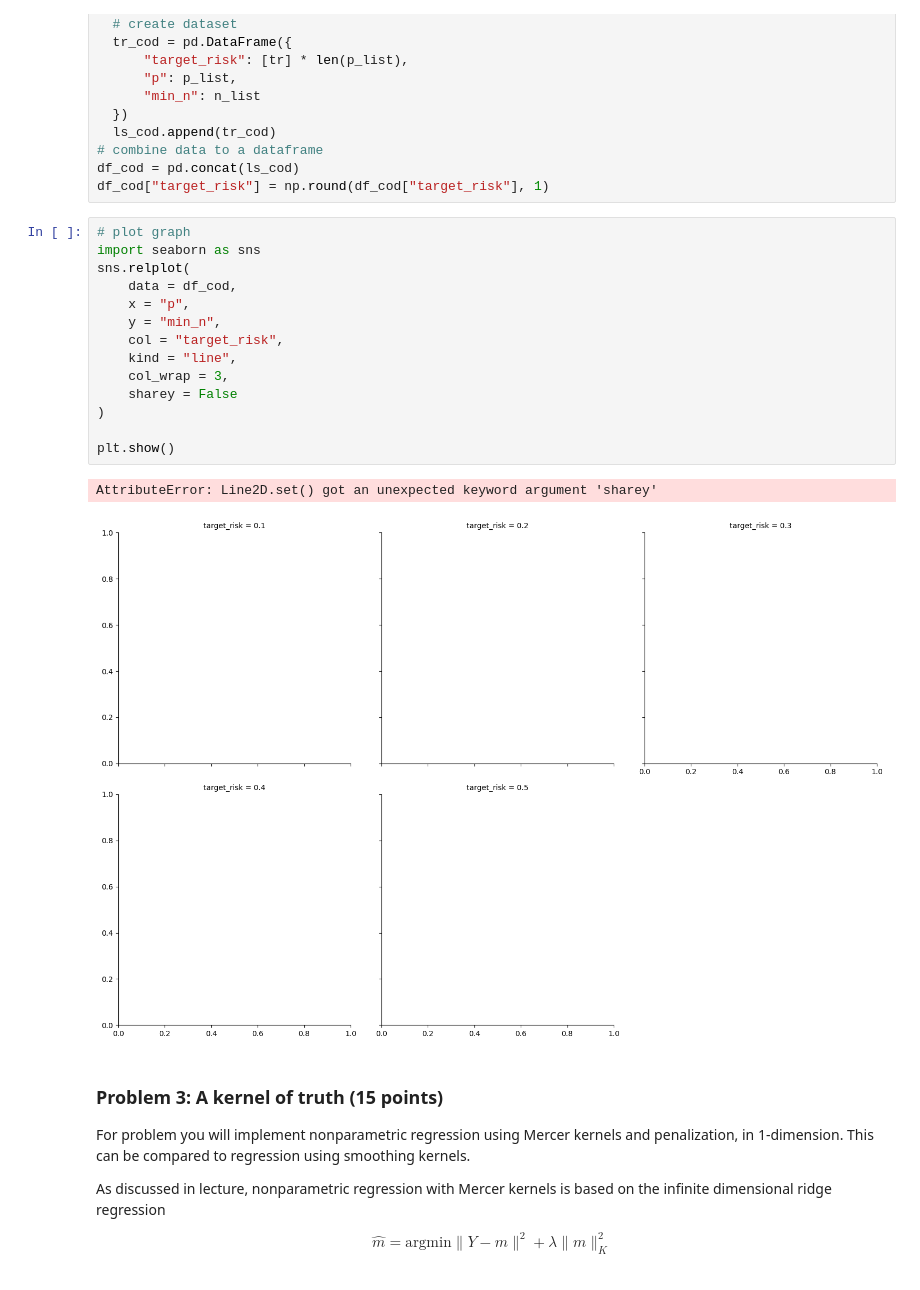
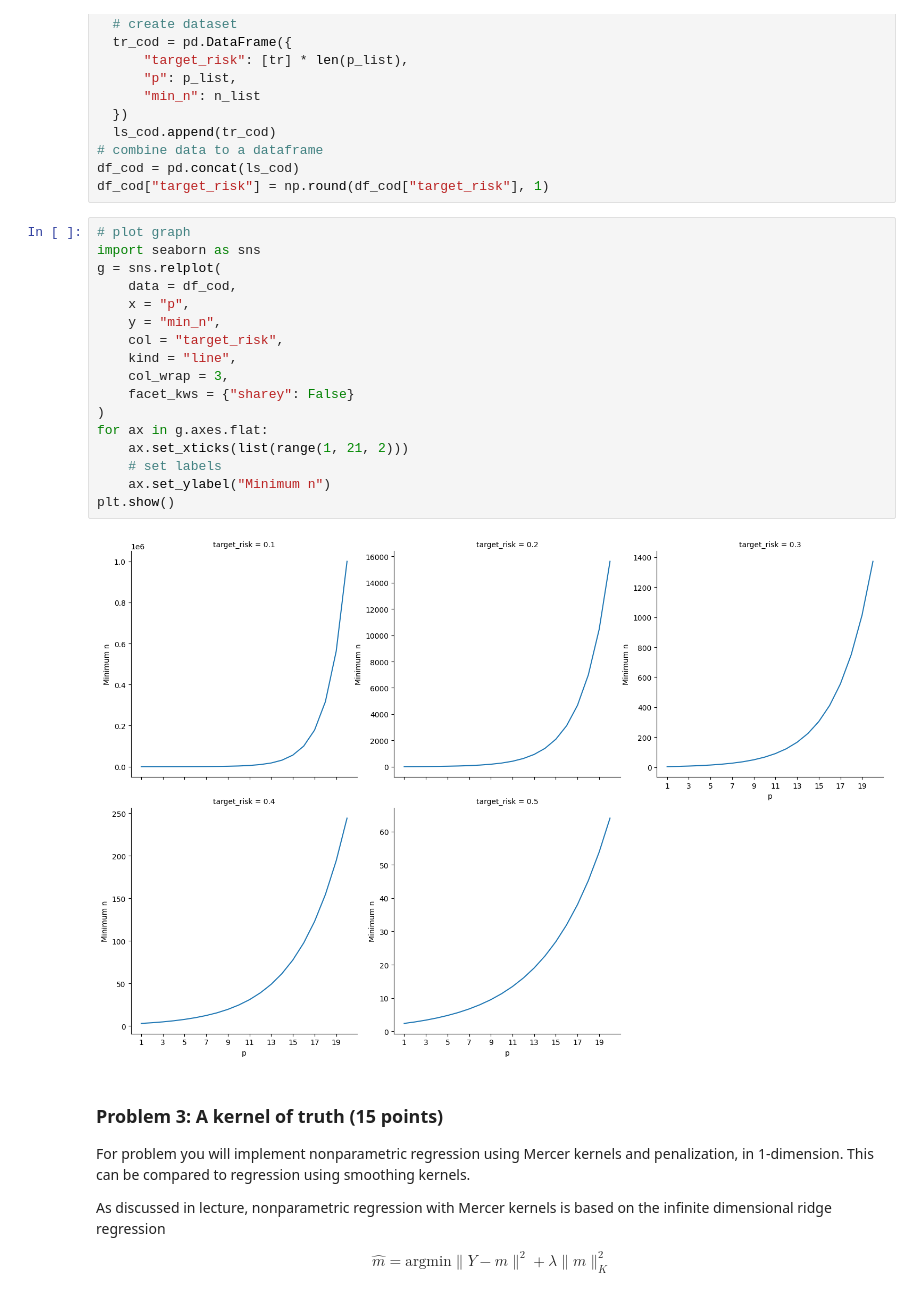
Before and after one commit to Swaha294/Swaha294, a Jupyter notebook: assignments/assn1/assn1.ipynb, the cells around one changed output. Saved outputs shown, nothing was run; the diff lists cells and outputs as text.

```diff
--- a/assignments/assn1/assn1.ipynb
+++ b/assignments/assn1/assn1.ipynb
@@ -605,20 +605,22 @@ df_cod["target_risk"] = np.round(df_cod["target_risk"], 1)
 # %%
 # plot graph
 import seaborn as sns
-sns.relplot(
+g = sns.relplot(
     data = df_cod,
     x = "p",
     y = "min_n",
     col = "target_risk",
     kind = "line",
     col_wrap = 3,
-    sharey = False
+    facet_kws = {"sharey": False}
 )
-
+for ax in g.axes.flat:
+    ax.set_xticks(list(range(1, 21, 2)))
+    # set labels
+    ax.set_ylabel("Minimum n")
 plt.show()
 # %% [output]
-AttributeError: Line2D.set() got an unexpected keyword argument 'sharey'
-[figure, old version]
+[figure, new version]
 # %% [markdown]
 ### Problem 3: A kernel of truth (15 points)
 
```
